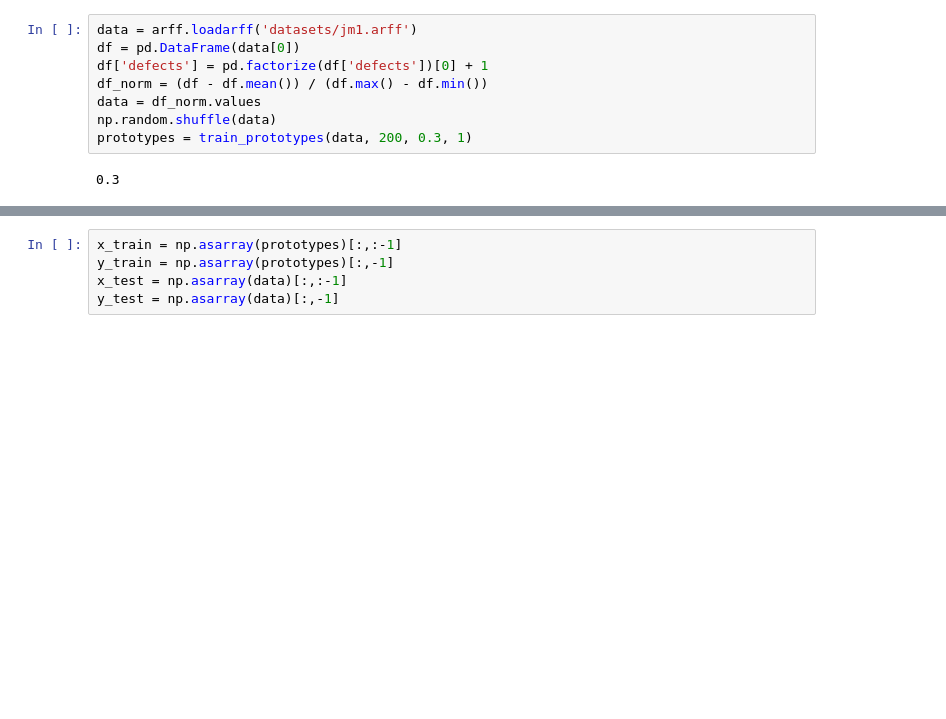
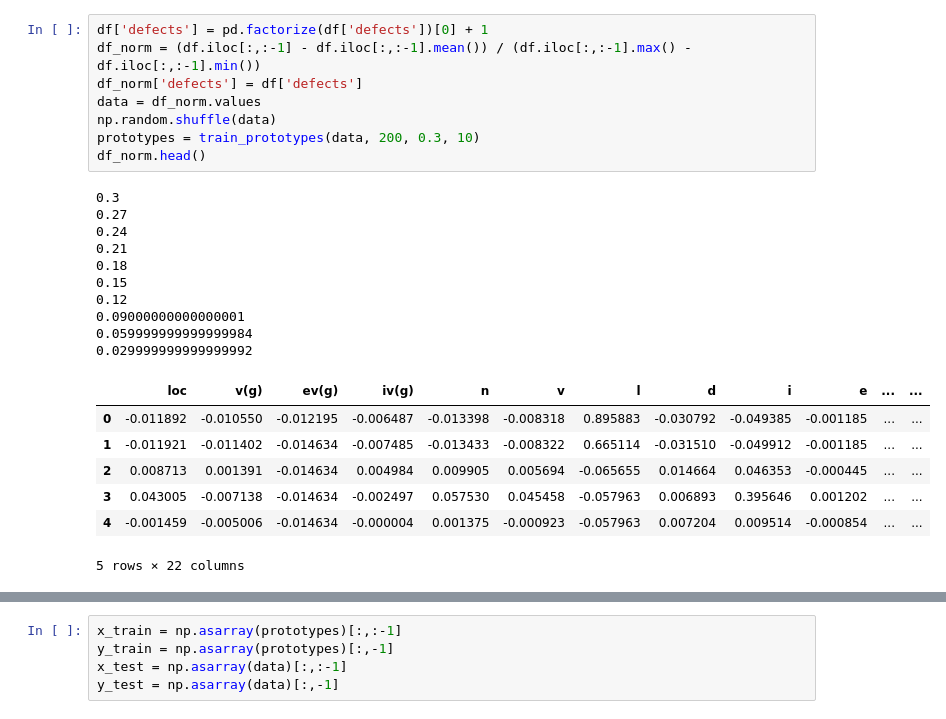
Before and after one commit to irbp/IF699-Machine-Learning, a Jupyter notebook: List 2/q1.ipynb, the cells around one changed output, grey strips where cells are left out. Drawn from its saved outputs; the diff is of its cells as text; blank space fills up the shorter version.

```diff
--- a/List 2/q1.ipynb
+++ b/List 2/q1.ipynb
@@ -7,12 +21,28 @@ import pandas as pd
 # %%
-data = arff.loadarff('datasets/jm1.arff')
-df = pd.DataFrame(data[0])
 df['defects'] = pd.factorize(df['defects'])[0] + 1
-df_norm = (df - df.mean()) / (df.max() - df.min())
+df_norm = (df.iloc[:,:-1] - df.iloc[:,:-1].mean()) / (df.iloc[:,:-1].max() - df.iloc[:,:-1].min())
+df_norm['defects'] = df['defects']
 data = df_norm.values
 np.random.shuffle(data)
-prototypes = train_prototypes(data, 200, 0.3, 1)
+prototypes = train_prototypes(data, 200, 0.3, 10)
+df_norm.head()
 # %% [output]
 0.3
+0.27
+0.24
+0.21
+0.18
+0.15
+0.12
+0.09000000000000001
+0.059999999999999984
+0.029999999999999992
+|  | loc | v(g) | ev(g) | iv(g) | n | v | l | d | i | e | ... | ... |
+| 0 | -0.011892 | -0.010550 | -0.012195 | -0.006487 | -0.013398 | -0.008318 | 0.895883 | -0.030792 | -0.049385 | -0.001185 | ... | ... |
+| 1 | -0.011921 | -0.011402 | -0.014634 | -0.007485 | -0.013433 | -0.008322 | 0.665114 | -0.031510 | -0.049912 | -0.001185 | ... | ... |
+| 2 | 0.008713 | 0.001391 | -0.014634 | 0.004984 | 0.009905 | 0.005694 | -0.065655 | 0.014664 | 0.046353 | -0.000445 | ... | ... |
+| 3 | 0.043005 | -0.007138 | -0.014634 | -0.002497 | 0.057530 | 0.045458 | -0.057963 | 0.006893 | 0.395646 | 0.001202 | ... | ... |
+| 4 | -0.001459 | -0.005006 | -0.014634 | -0.000004 | 0.001375 | -0.000923 | -0.057963 | 0.007204 | 0.009514 | -0.000854 | ... | ... |
+5 rows × 22 columns
 # %%
 prototypes
```
Also changed, not shown: parts of 5 cells of this notebook, 3 other files.
